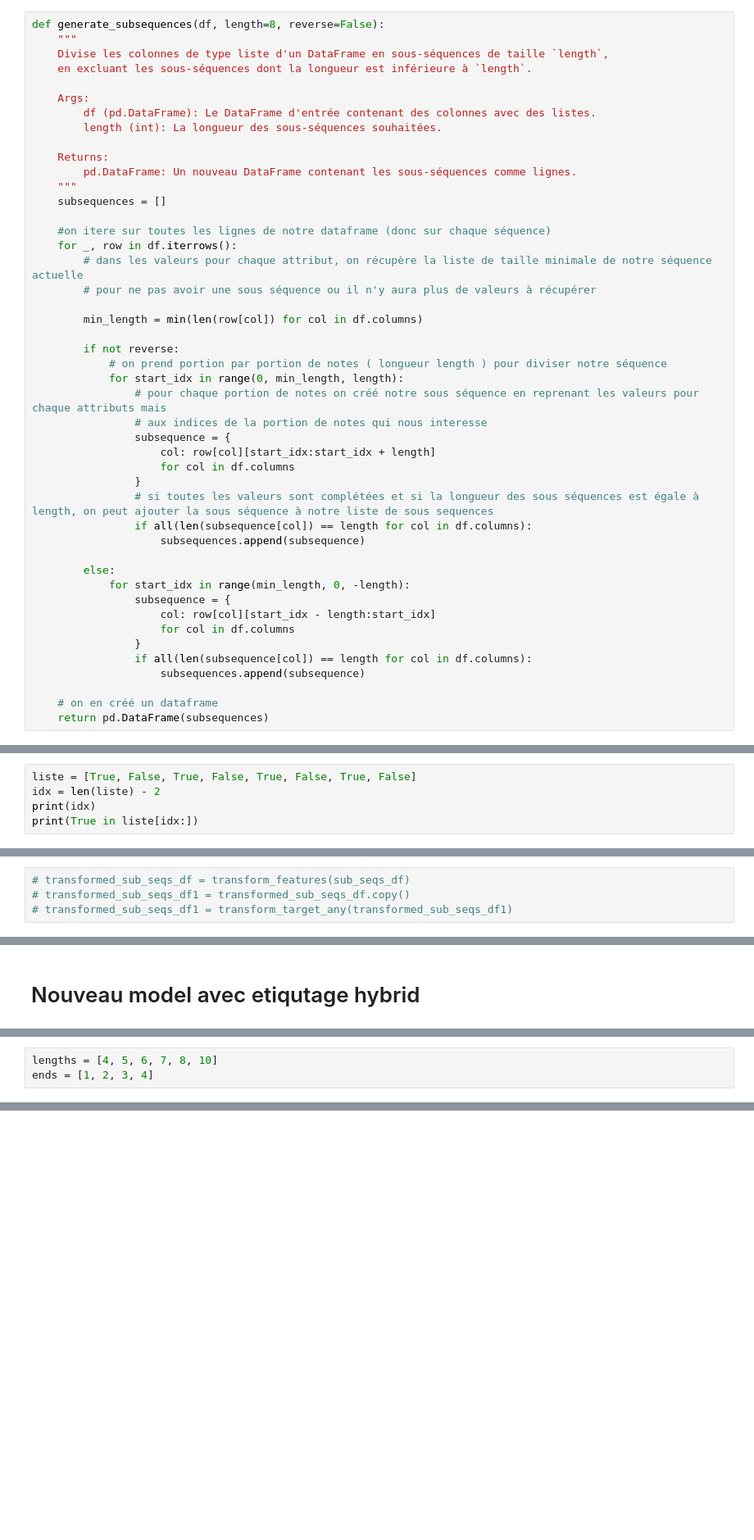
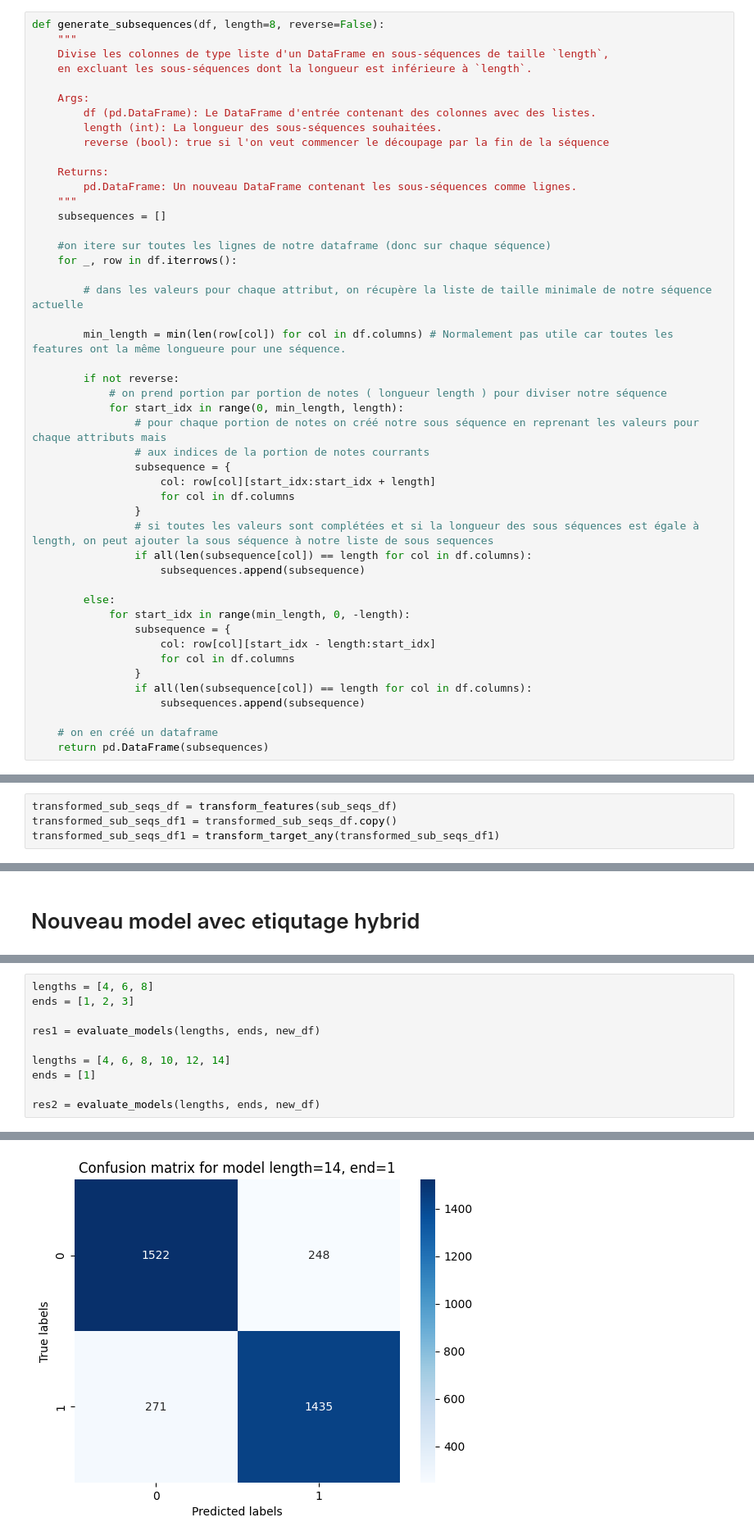
Before and after one commit to pargass/projet_fin_de_phrases_musicales, a Jupyter notebook: musique.ipynb, the cells around one changed output, grey strips where cells are left out. Shown: that part at 82% size. Cells and saved outputs as stored; diff of their text form; blank space fills up the shorter version.

```diff
--- a/musique.ipynb
+++ b/musique.ipynb
@@ -94,6 +133,7 @@ def generate_subsequences(df, length=8, reverse=False):
     Args:
         df (pd.DataFrame): Le DataFrame d'entrée contenant des colonnes avec des listes.
         length (int): La longueur des sous-séquences souhaitées.
+        reverse (bool): true si l'on veut commencer le découpage par la fin de la séquence
 
     Returns:
         pd.DataFrame: Un nouveau DataFrame contenant les sous-séquences comme lignes.
@@ -102,16 +142,16 @@ def generate_subsequences(df, length=8, reverse=False):
 
     #on itere sur toutes les lignes de notre dataframe (donc sur chaque séquence)
     for _, row in df.iterrows():
+
         # dans les valeurs pour chaque attribut, on récupère la liste de taille minimale de notre séquence actuelle
-        # pour ne pas avoir une sous séquence ou il n'y aura plus de valeurs à récupérer
 
-        min_length = min(len(row[col]) for col in df.columns)
+        min_length = min(len(row[col]) for col in df.columns) # Normalement pas utile car toutes les features ont la même longueure pour une séquence.
 
         if not reverse:
             # on prend portion par portion de notes ( longueur length ) pour diviser notre séquence
             for start_idx in range(0, min_length, length):
                 # pour chaque portion de notes on créé notre sous séquence en reprenant les valeurs pour chaque attributs mais
-                # aux indices de la portion de notes qui nous interesse
+                # aux indices de la portion de notes courrants
                 subsequence = {
                     col: row[col][start_idx:start_idx + length]
                     for col in df.columns
@@ -418,5 +436,0 @@ def transform_target_hybrid(df, idx):
-# %%
-liste = [True, False, True, False, True, False, True, False]
-idx = len(liste) - 2
-print(idx)
-print(True in liste[idx:])
@@ -445,4 +480,4 @@ True
 # %%
-# transformed_sub_seqs_df = transform_features(sub_seqs_df)
-# transformed_sub_seqs_df1 = transformed_sub_seqs_df.copy()
-# transformed_sub_seqs_df1 = transform_target_any(transformed_sub_seqs_df1)
+transformed_sub_seqs_df = transform_features(sub_seqs_df)
+transformed_sub_seqs_df1 = transformed_sub_seqs_df.copy()
+transformed_sub_seqs_df1 = transform_target_any(transformed_sub_seqs_df1)
@@ -998,3 +1257,11 @@ from sklearn.model_selection import GridSearchCV
 # %%
-lengths = [4, 5, 6, 7, 8, 10]
-ends = [1, 2, 3, 4]
+lengths = [4, 6, 8]
+ends = [1, 2, 3]
+
+res1 = evaluate_models(lengths, ends, new_df)
+
+lengths = [4, 6, 8, 10, 12, 14]
+ends = [1]
+
+res2 = evaluate_models(lengths, ends, new_df)
+# %% [output]
@@ -1000,0 +1285 @@ ends = [1, 2, 3, 4]
+[figure, added]
```
Also changed, not shown: parts of 84 cells of this notebook, 39 other files.
